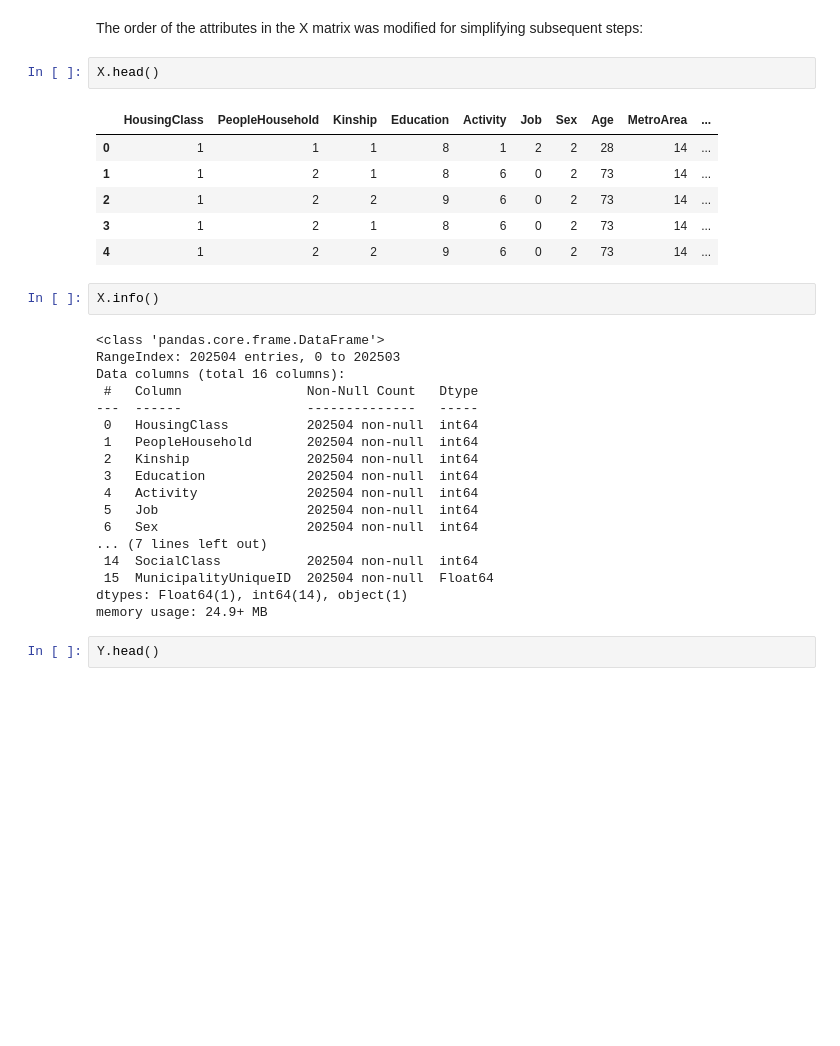
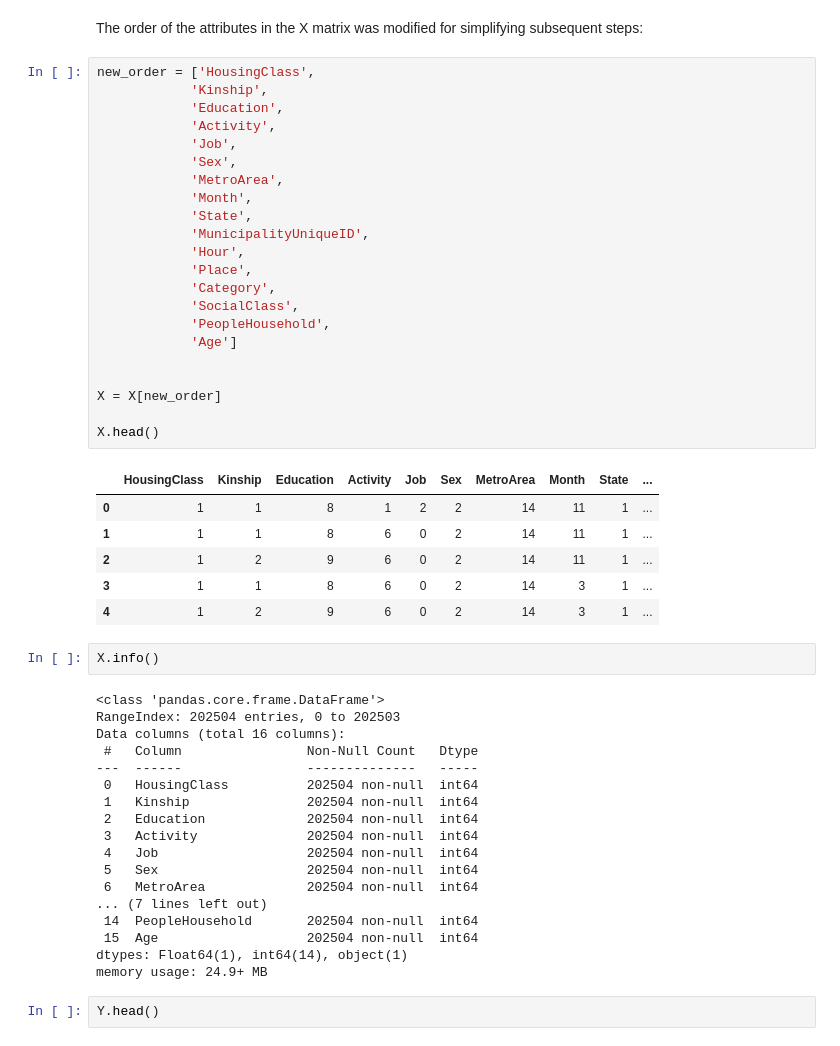
Before and after one commit to DanielEduardoLopez/CrimePredictionMX, a Jupyter notebook: CrimePredictionMX.ipynb, the cells around one changed output. Drawn from its saved outputs; the diff is of its cells as text; blank space fills up the shorter version.

```diff
--- a/CrimePredictionMX.ipynb
+++ b/CrimePredictionMX.ipynb
@@ -1981,15 +1983,35 @@ X = dataset[dataset.columns.difference(labels, sort=False)]
 Y = dataset[labels]
 # %% [markdown]
 The order of the attributes in the X matrix was modified for simplifying subsequent steps:
-# %%
-X.head()
-# %% [output]
-|  | HousingClass | PeopleHousehold | Kinship | Education | Activity | Job | Sex | Age | MetroArea | ... |
-| 0 | 1 | 1 | 1 | 8 | 1 | 2 | 2 | 28 | 14 | ... |
-| 1 | 1 | 2 | 1 | 8 | 6 | 0 | 2 | 73 | 14 | ... |
-| 2 | 1 | 2 | 2 | 9 | 6 | 0 | 2 | 73 | 14 | ... |
-| 3 | 1 | 2 | 1 | 8 | 6 | 0 | 2 | 73 | 14 | ... |
-| 4 | 1 | 2 | 2 | 9 | 6 | 0 | 2 | 73 | 14 | ... |
+# %%
+new_order = ['HousingClass',
+            'Kinship',
+            'Education',
+            'Activity',
+            'Job',
+            'Sex',
+            'MetroArea',
+            'Month',
+            'State',
+            'MunicipalityUniqueID',
+            'Hour',
+            'Place',
+            'Category',
+            'SocialClass',
+            'PeopleHousehold',
+            'Age']
+
+
+X = X[new_order]
+
+X.head()
+# %% [output]
+|  | HousingClass | Kinship | Education | Activity | Job | Sex | MetroArea | Month | State | ... |
+| 0 | 1 | 1 | 8 | 1 | 2 | 2 | 14 | 11 | 1 | ... |
+| 1 | 1 | 1 | 8 | 6 | 0 | 2 | 14 | 11 | 1 | ... |
+| 2 | 1 | 2 | 9 | 6 | 0 | 2 | 14 | 11 | 1 | ... |
+| 3 | 1 | 1 | 8 | 6 | 0 | 2 | 14 | 3 | 1 | ... |
+| 4 | 1 | 2 | 9 | 6 | 0 | 2 | 14 | 3 | 1 | ... |
 # %%
 X.info()
 # %% [output]
@@ -1999,15 +2021,15 @@ Data columns (total 16 columns):
  #   Column                Non-Null Count   Dtype
 ---  ------                --------------   -----
  0   HousingClass          202504 non-null  int64
- 1   PeopleHousehold       202504 non-null  int64
- 2   Kinship               202504 non-null  int64
- 3   Education             202504 non-null  int64
- 4   Activity              202504 non-null  int64
- 5   Job                   202504 non-null  int64
- 6   Sex                   202504 non-null  int64
+ 1   Kinship               202504 non-null  int64
+ 2   Education             202504 non-null  int64
+ 3   Activity              202504 non-null  int64
+ 4   Job                   202504 non-null  int64
+ 5   Sex                   202504 non-null  int64
+ 6   MetroArea             202504 non-null  int64
 ... (7 lines left out)
- 14  SocialClass           202504 non-null  int64
- 15  MunicipalityUniqueID  202504 non-null  Float64
+ 14  PeopleHousehold       202504 non-null  int64
+ 15  Age                   202504 non-null  int64
 dtypes: Float64(1), int64(14), object(1)
 memory usage: 24.9+ MB
 # %%
```
Also changed, not shown: parts of 40 cells of this notebook.
